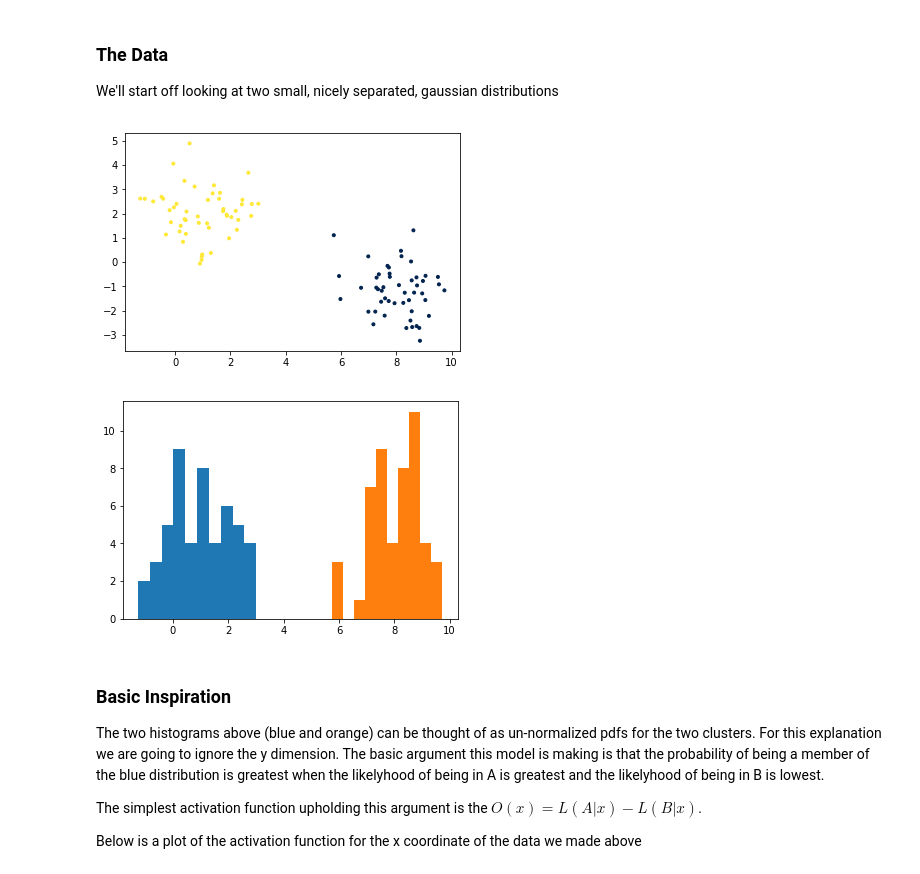
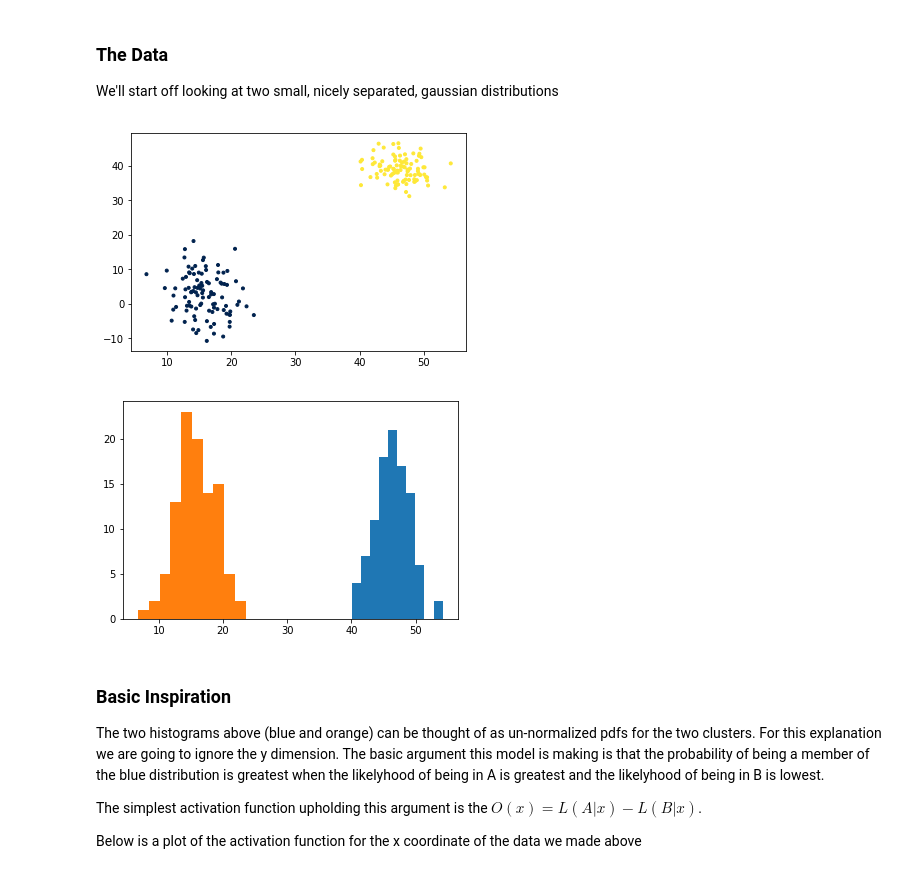
Before and after one commit to JoelStansbury/Naive-Supervised-Classification, a Jupyter notebook: Naive Supervised Classification.ipynb, the cells around one changed output. Drawn from its saved outputs; the diff is of its cells as text; code cells hidden in the pictures.

```diff
--- a/Naive Supervised Classification.ipynb
+++ b/Naive Supervised Classification.ipynb
@@ -47,12 +106,17 @@ data,labels = shuffle(data,labels)
+# %%
+data,labels = gen_random(100, 100, 2)
 # %%
 plt.scatter(data[:,0],data[:,1],cmap = 'cividis', c = labels, marker = '.')
 plt.show()
+
+p_data = data[np.where(labels==1)[0]]
+n_data = data[np.where(labels==0)[0]]
 plt.hist(p_data[:,0])
 plt.hist(n_data[:,0])
 plt.show()
 # %% [output]
-[figure, old version]
+[figure, new version]
-[figure, old version]
+[figure, new version]
 # %% [markdown]
 ### Basic Inspiration
 The two histograms above (blue and orange) can be thought of as un-normalized pdfs for the two clusters. For this explanation we are going to ignore the y dimension. The basic argument this model is making is that the probability of being a member of the blue distribution is greatest when the likelyhood of being in A is greatest and the likelyhood of being in B is lowest.
```
Also changed, not shown: parts of 27 cells of this notebook.
